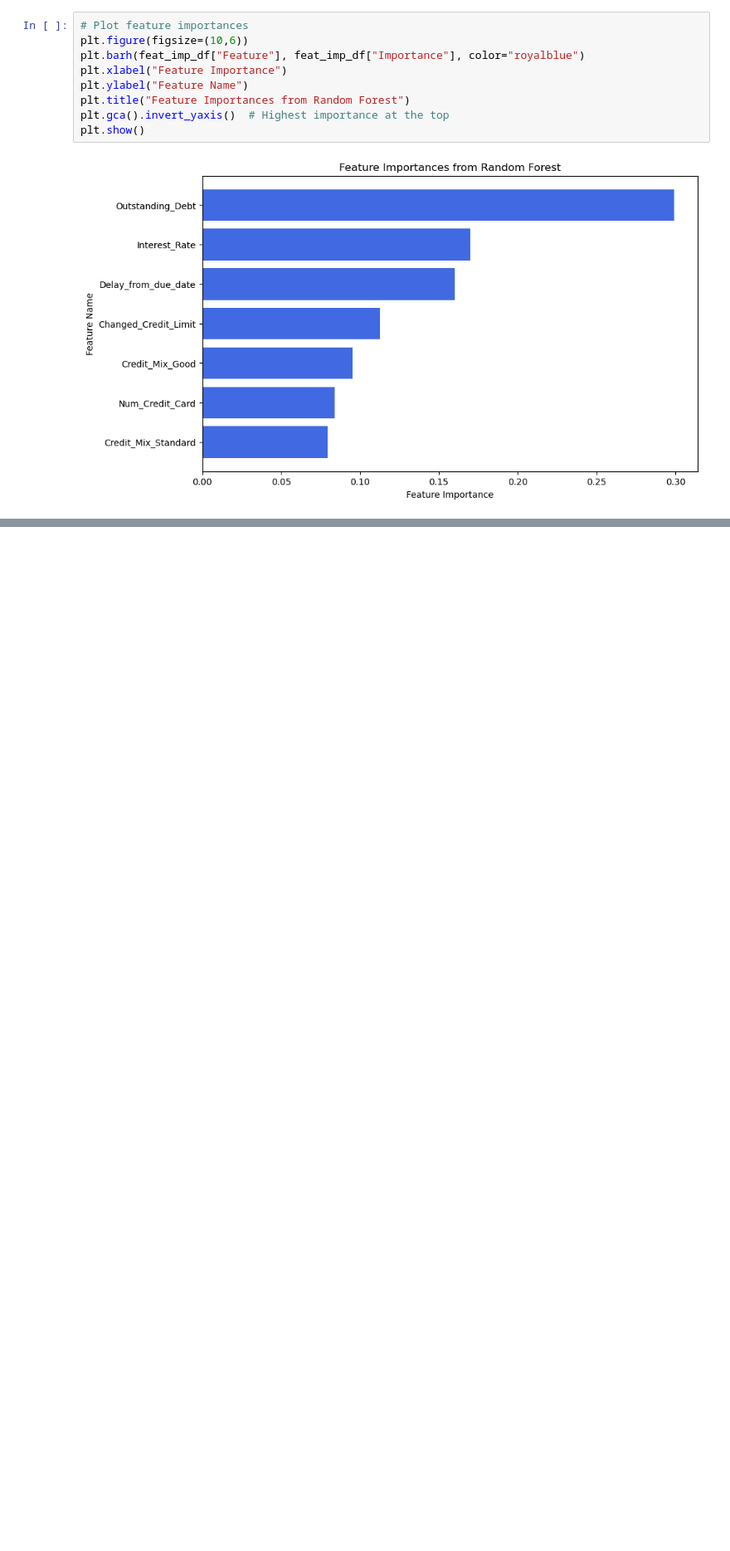
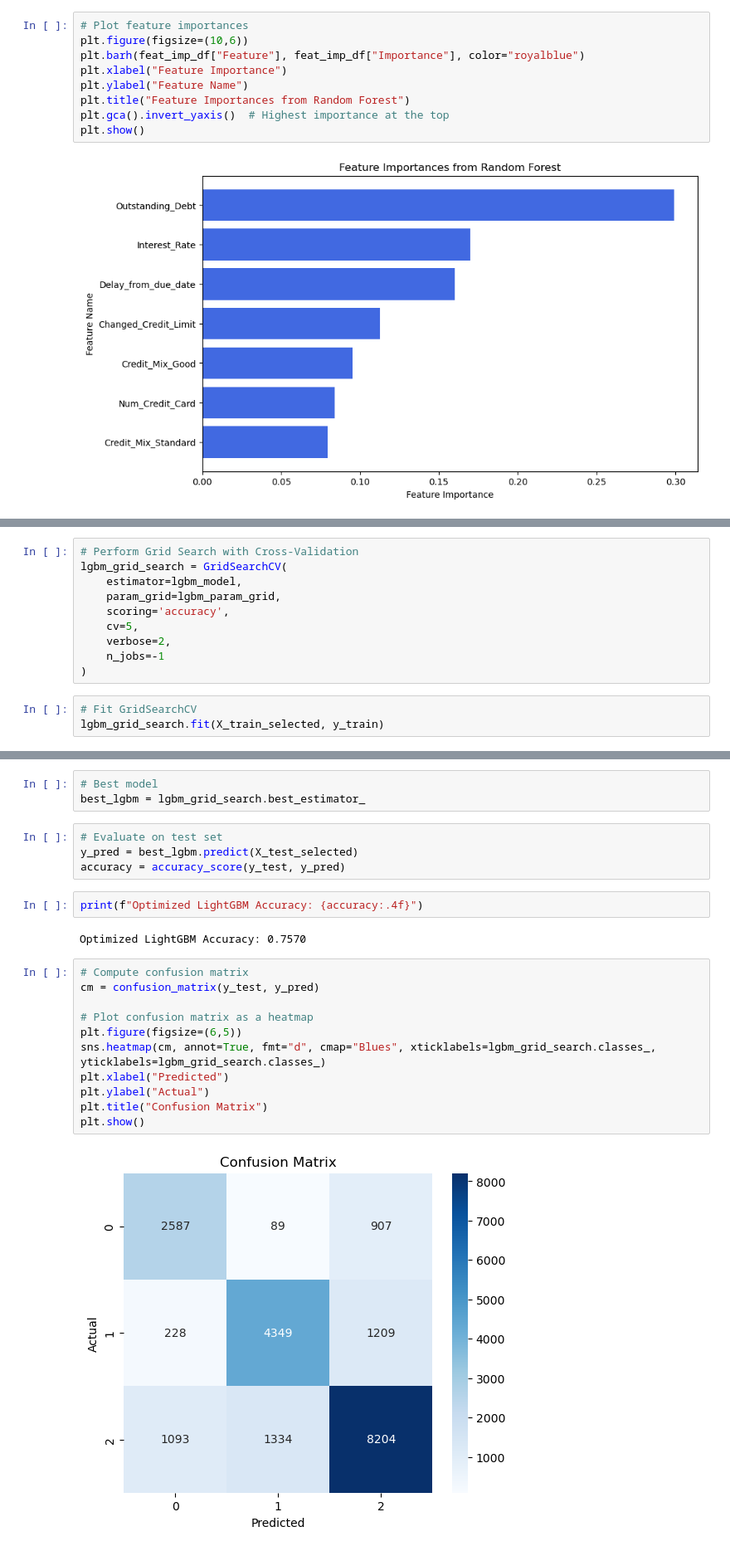
Before and after one commit to Yashsethi24/Credit_Score_Prediction, a Jupyter notebook: Notebooks/SupervisedLearning.ipynb, the cells around one changed output, grey strips where cells are left out. Shown: that part at 83% size. Cells and saved outputs as stored; diff of their text form; blank space fills up the shorter version.

```diff
--- a/Notebooks/SupervisedLearning.ipynb
+++ b/Notebooks/SupervisedLearning.ipynb
@@ -443,0 +584,13 @@ plt.show()
+# %%
+# Perform Grid Search with Cross-Validation
+lgbm_grid_search = GridSearchCV(
+    estimator=lgbm_model,
+    param_grid=lgbm_param_grid,
+    scoring='accuracy',
+    cv=5,
+    verbose=2,
+    n_jobs=-1
+)
+# %%
+# Fit GridSearchCV
+lgbm_grid_search.fit(X_train_selected, y_train)
@@ -443,0 +618,24 @@ plt.show()
+# %%
+# Best model
+best_lgbm = lgbm_grid_search.best_estimator_
+# %%
+# Evaluate on test set
+y_pred = best_lgbm.predict(X_test_selected)
+accuracy = accuracy_score(y_test, y_pred)
+# %%
+print(f"Optimized LightGBM Accuracy: {accuracy:.4f}")
+# %% [output]
+Optimized LightGBM Accuracy: 0.7570
+# %%
+# Compute confusion matrix
+cm = confusion_matrix(y_test, y_pred)
+
+# Plot confusion matrix as a heatmap
+plt.figure(figsize=(6,5))
+sns.heatmap(cm, annot=True, fmt="d", cmap="Blues", xticklabels=lgbm_grid_search.classes_, yticklabels=lgbm_grid_search.classes_)
+plt.xlabel("Predicted")
+plt.ylabel("Actual")
+plt.title("Confusion Matrix")
+plt.show()
+# %% [output]
+[figure, added]
```
Also changed, not shown: parts of 32 cells of this notebook.
